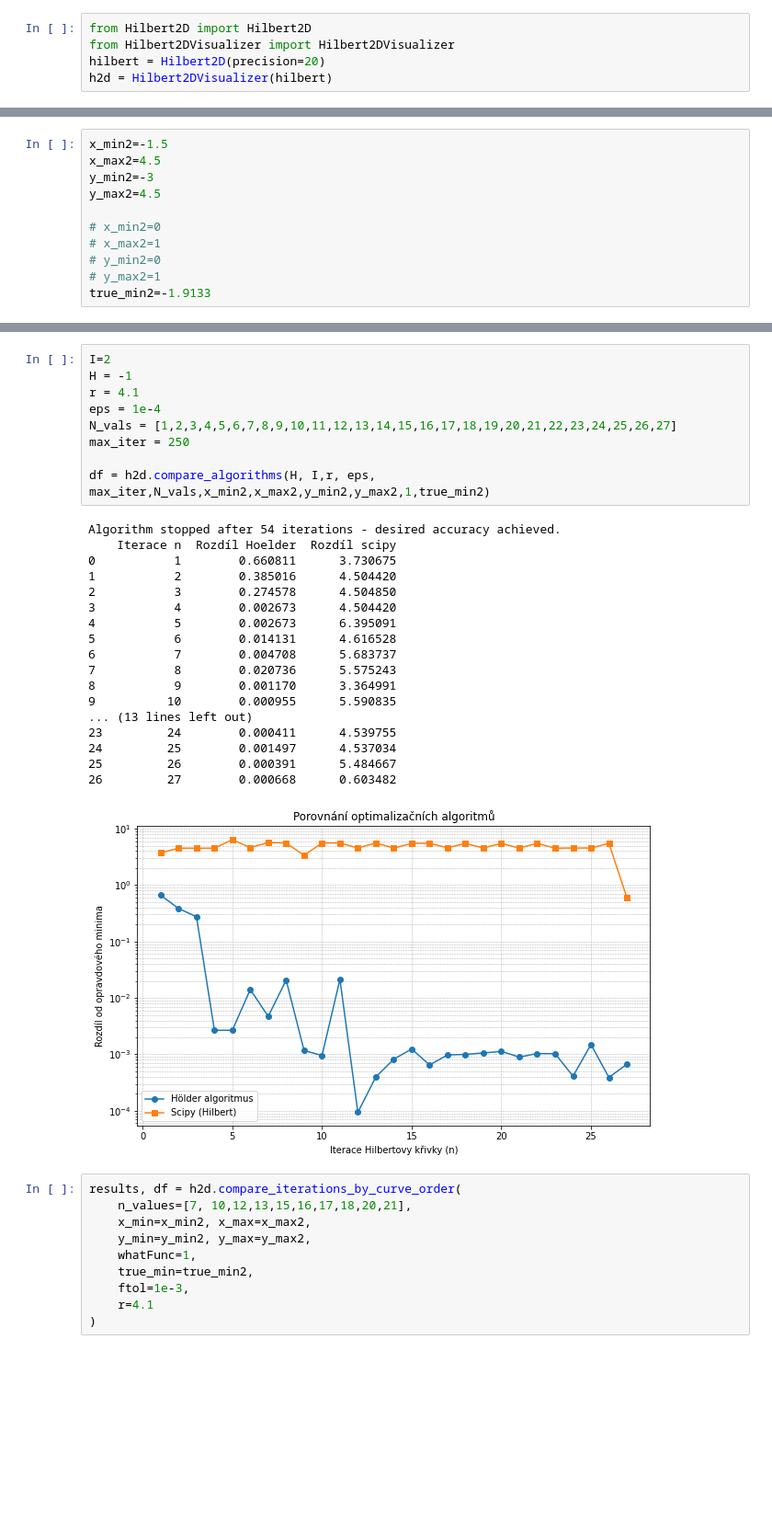
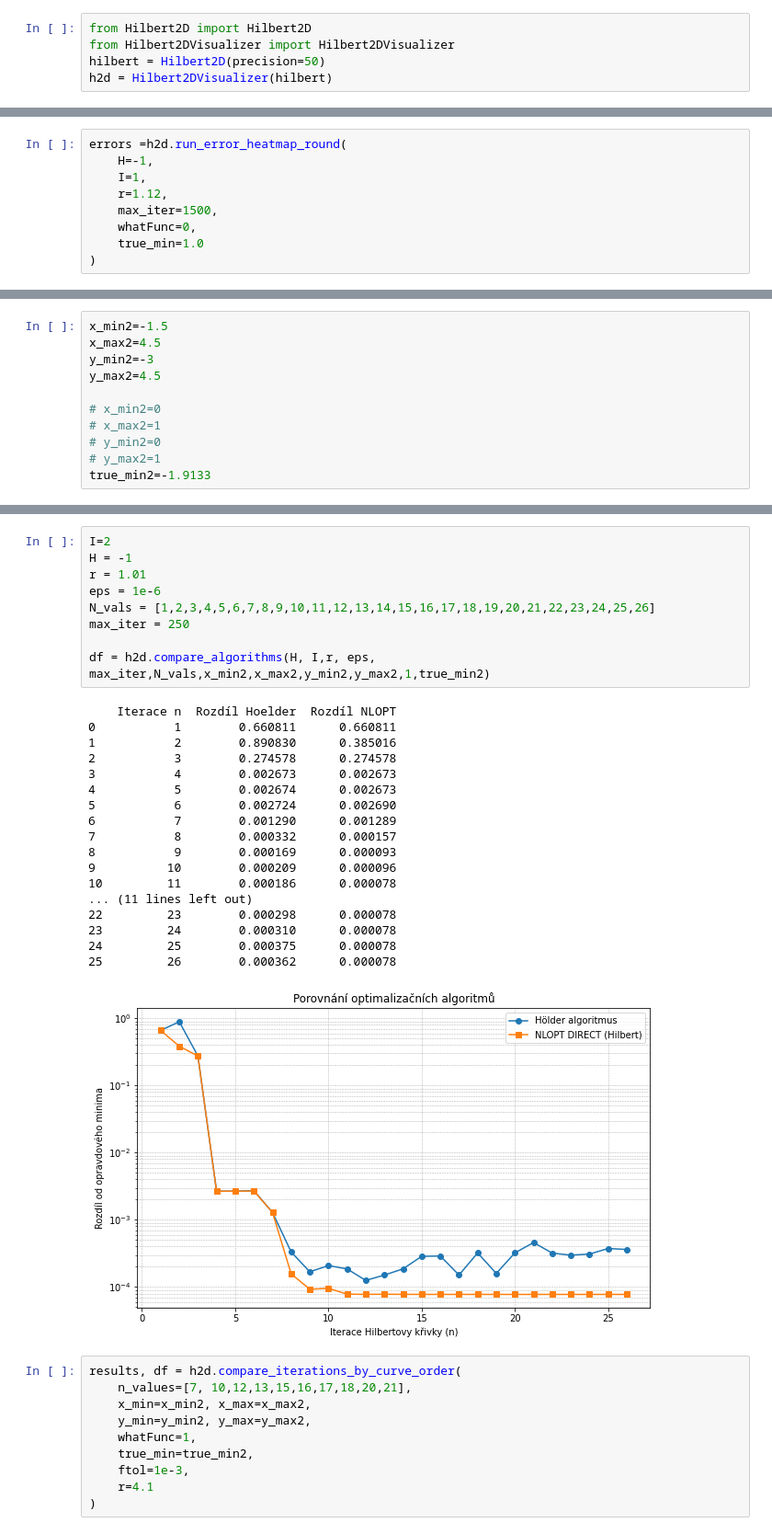
Before and after one commit to NIE0087/BP---prostor-vyplnujici-krivky, a Jupyter notebook: example2D.ipynb, the cells around one changed output, grey strips where cells are left out. Shown at 92% size. Saved outputs shown, nothing was run; the diff lists cells and outputs as text; blank space fills up the shorter version.

```diff
--- a/example2D.ipynb
+++ b/example2D.ipynb
@@ -1,7 +1,7 @@
 # %%
 from Hilbert2D import Hilbert2D
 from Hilbert2DVisualizer import Hilbert2DVisualizer
-hilbert = Hilbert2D(precision=20)
+hilbert = Hilbert2D(precision=50)
 h2d = Hilbert2DVisualizer(hilbert)
 # %% [markdown]
 # 2D Hilbertova křivka
@@ -11,3 +11,12 @@ h2d.plot_holder_paraboloids(H=2*2.23, r=1.1, eps=1e-4, max_iter=10,
                                 whatFunc=0, iteration_to_plot=3)
 # %% [output]
 [figure]
+# %%
+errors =h2d.run_error_heatmap_round(
+    H=-1,
+    I=1,
+    r=1.12,
+    max_iter=1500,
+    whatFunc=0,
+    true_min=1.0
+)
@@ -279,31 +319,31 @@ h2d.compare_holder_variants(r=3.1, eps=0.00001, max_iter=450, N_vals=[1,2,3,4,5,
 # %%
 I=2
 H = -1
-r = 4.1
-eps = 1e-4
-N_vals = [1,2,3,4,5,6,7,8,9,10,11,12,13,14,15,16,17,18,19,20,21,22,23,24,25,26,27]
+r = 1.01
+eps = 1e-6
+N_vals = [1,2,3,4,5,6,7,8,9,10,11,12,13,14,15,16,17,18,19,20,21,22,23,24,25,26]
 max_iter = 250
 
 df = h2d.compare_algorithms(H, I,r, eps, max_iter,N_vals,x_min2,x_max2,y_min2,y_max2,1,true_min2)
 # %% [output]
-Algorithm stopped after 54 iterations - desired accuracy achieved.
-    Iterace n  Rozdíl Hoelder  Rozdíl scipy
-0           1        0.660811      3.730675
-1           2        0.385016      4.504420
-2           3        0.274578      4.504850
-3           4        0.002673      4.504420
-4           5        0.002673      6.395091
-5           6        0.014131      4.616528
-6           7        0.004708      5.683737
-7           8        0.020736      5.575243
-8           9        0.001170      3.364991
-9          10        0.000955      5.590835
-... (13 lines left out)
-23         24        0.000411      4.539755
-24         25        0.001497      4.537034
-25         26        0.000391      5.484667
-26         27        0.000668      0.603482
+    Iterace n  Rozdíl Hoelder  Rozdíl NLOPT
+0           1        0.660811      0.660811
+1           2        0.890830      0.385016
+2           3        0.274578      0.274578
+3           4        0.002673      0.002673
+4           5        0.002674      0.002673
+5           6        0.002724      0.002690
+6           7        0.001290      0.001289
+7           8        0.000332      0.000157
+8           9        0.000169      0.000093
+9          10        0.000209      0.000096
+10         11        0.000186      0.000078
+... (11 lines left out)
+22         23        0.000298      0.000078
+23         24        0.000310      0.000078
+24         25        0.000375      0.000078
+25         26        0.000362      0.000078
-[figure, old version]
+[figure, new version]
 # %%
 results, df = h2d.compare_iterations_by_curve_order(
     n_values=[7, 10,12,13,15,16,17,18,20,21],
```
Also changed, not shown: parts of 17 cells of this notebook, 7 other files.
